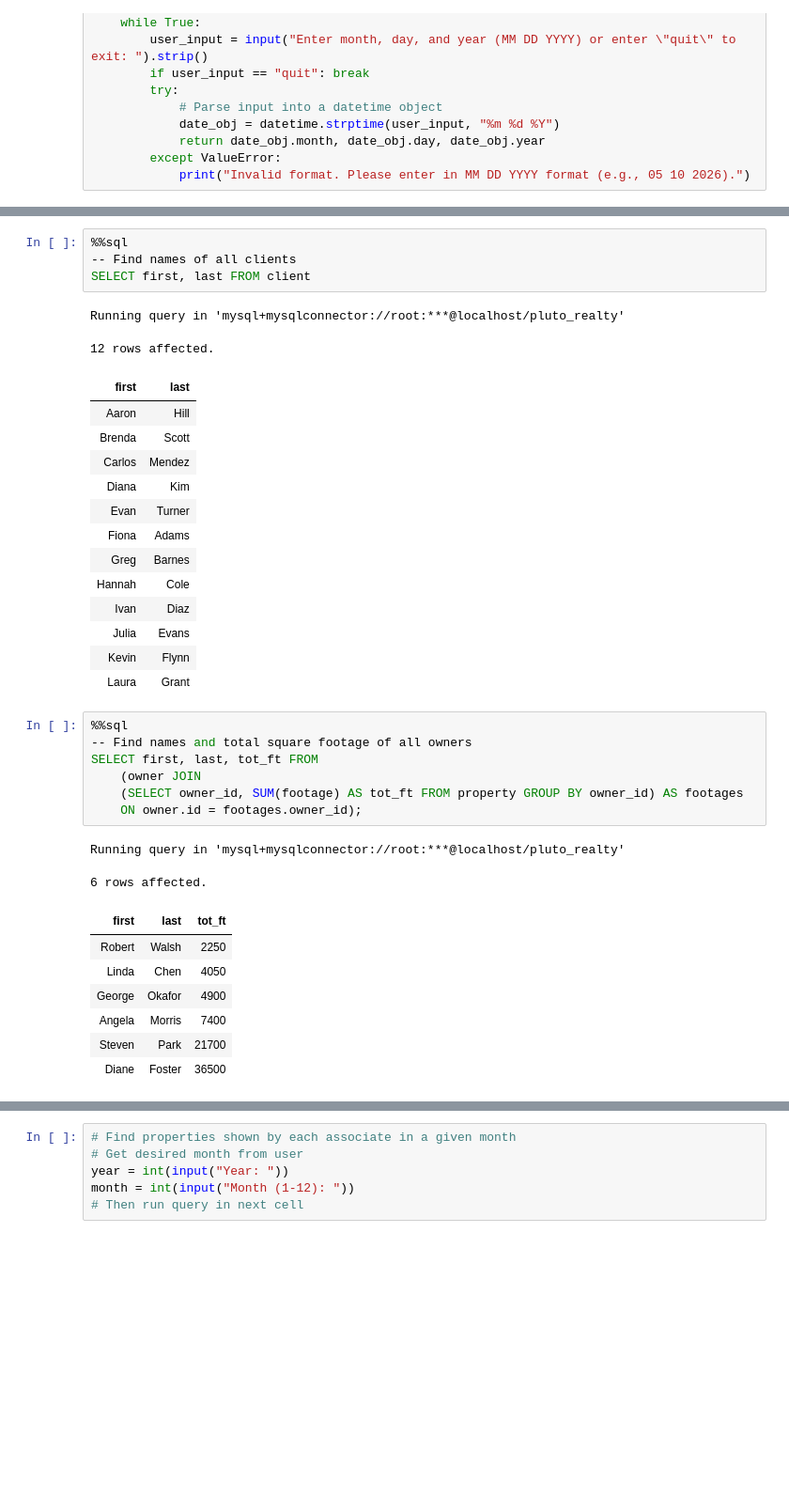
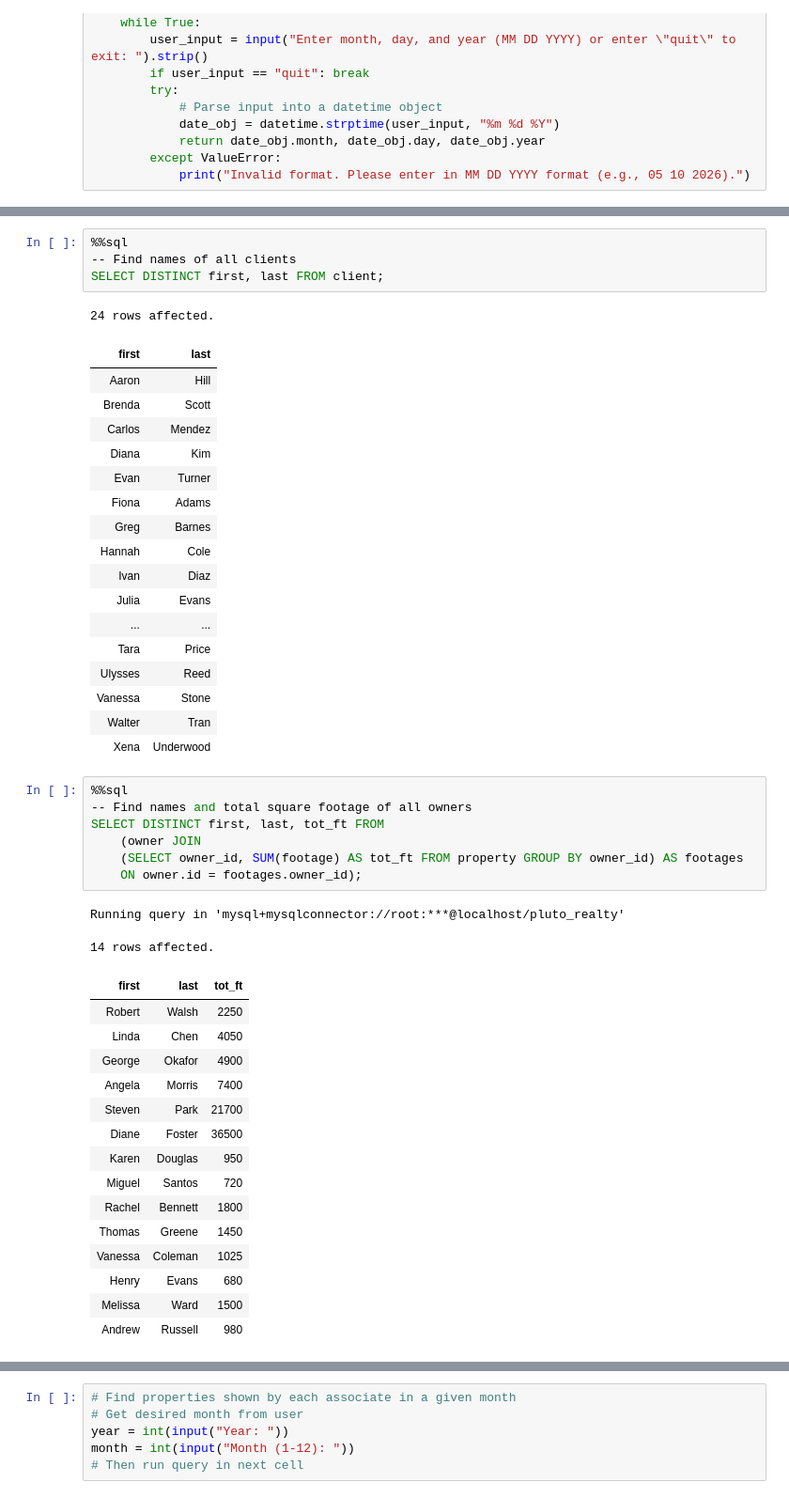
Before and after one commit to alazzar1/Database-Management-Project-CMSC-461-, a Jupyter notebook: Queries_n_Reports.ipynb, the cells around one changed output, grey strips where cells are left out. Shown at 94% size. Cells and saved outputs as stored; diff of their text form; blank space fills up the shorter version.

```diff
--- a/Queries_n_Reports.ipynb
+++ b/Queries_n_Reports.ipynb
@@ -68,10 +100,9 @@ def get_month_day_year():
 # %%
 %%sql
 -- Find names of all clients
-SELECT first, last FROM client
+SELECT DISTINCT first, last FROM client;
 # %% [output]
-Running query in 'mysql+mysqlconnector://root:***@localhost/pluto_realty'
+24 rows affected.
-12 rows affected.
 | first | last |
 | Aaron | Hill |
 | Brenda | Scott |
@@ -83,22 +114,34 @@ Running query in 'mysql+mysqlconnector://root:***@localhost/pluto_realty'
 | Hannah | Cole |
 | Ivan | Diaz |
 | Julia | Evans |
-| Kevin | Flynn |
-| Laura | Grant |
+| ... | ... |
+| Tara | Price |
+| Ulysses | Reed |
+| Vanessa | Stone |
+| Walter | Tran |
+| Xena | Underwood |
 # %%
 %%sql
 -- Find names and total square footage of all owners
-SELECT first, last, tot_ft FROM
+SELECT DISTINCT first, last, tot_ft FROM
     (owner JOIN
     (SELECT owner_id, SUM(footage) AS tot_ft FROM property GROUP BY owner_id) AS footages
     ON owner.id = footages.owner_id);
 # %% [output]
 Running query in 'mysql+mysqlconnector://root:***@localhost/pluto_realty'
-6 rows affected.
+14 rows affected.
 | first | last | tot_ft |
 | Robert | Walsh | 2250 |
 | Linda | Chen | 4050 |
 | George | Okafor | 4900 |
 | Angela | Morris | 7400 |
 | Steven | Park | 21700 |
 | Diane | Foster | 36500 |
+| Karen | Douglas | 950 |
+| Miguel | Santos | 720 |
+| Rachel | Bennett | 1800 |
+| Thomas | Greene | 1450 |
+| Vanessa | Coleman | 1025 |
+| Henry | Evans | 680 |
+| Melissa | Ward | 1500 |
+| Andrew | Russell | 980 |
```
Also changed, not shown: parts of 18 cells of this notebook, 7 other files.
